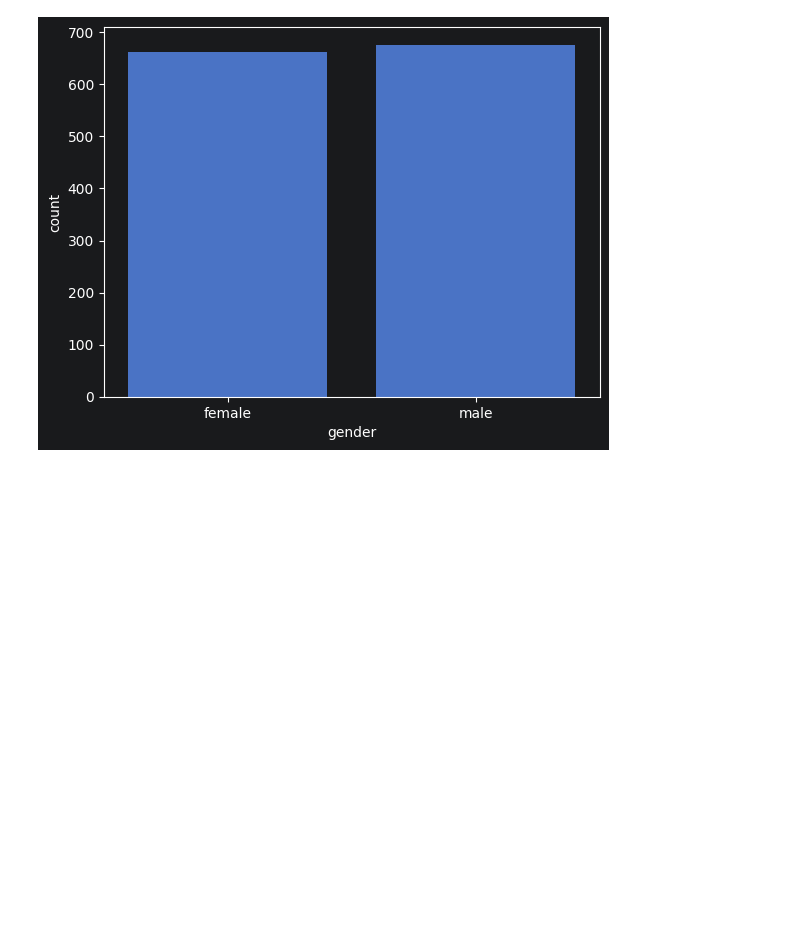
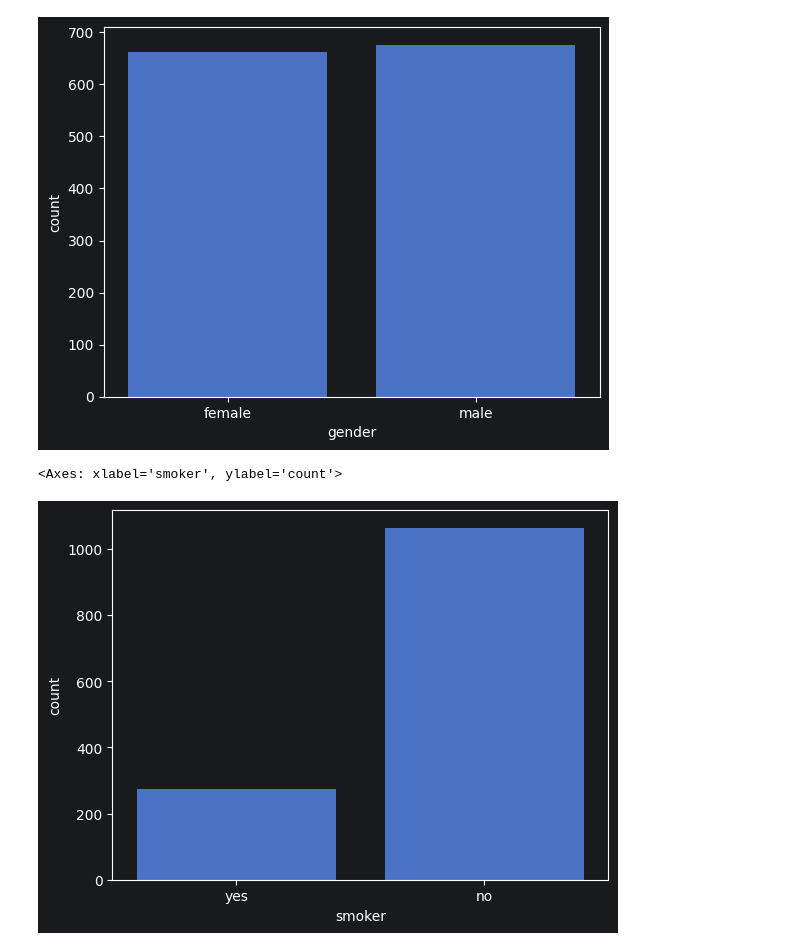
Before and after one commit to Zafar-Ashfak/Machine-Learning, a Jupyter notebook: eda.ipynb, the cells around one changed output. Drawn from its saved outputs; the diff is of its cells as text; code cells hidden in the pictures; blank space fills up the shorter version.

Commit message:
Practice data visualization

```diff
--- a/eda.ipynb
+++ b/eda.ipynb
@@ -121,3 +121,8 @@ sb.countplot(x = df['gender'])
 # %% [output]
 <Axes: xlabel='gender', ylabel='count'>
 [figure]
+# %%
+sb.countplot(x = df['smoker'])
+# %% [output]
+<Axes: xlabel='smoker', ylabel='count'>
+[figure, added]
```
Also changed, not shown: parts of 3 cells of this notebook.
